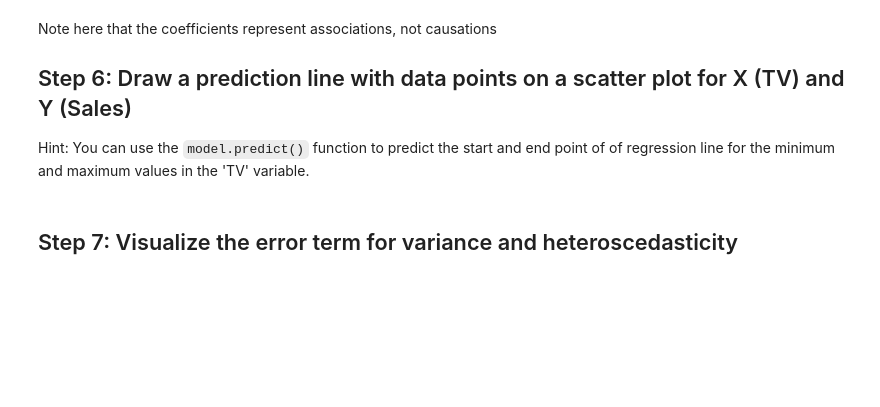
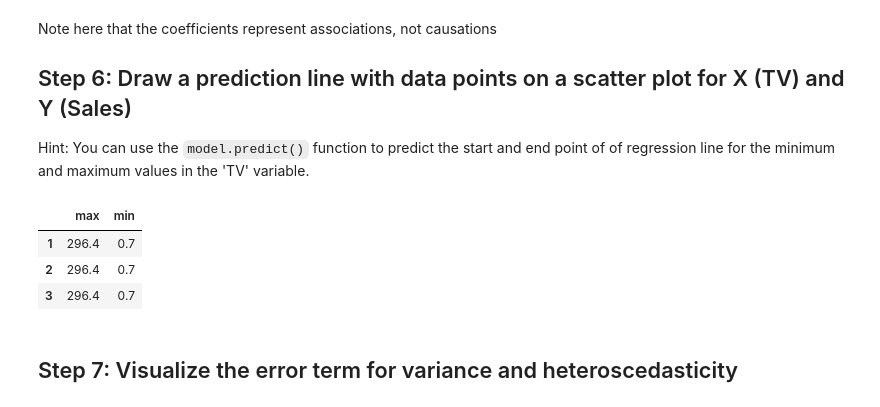
Before and after one commit to joelsandler/dsc-enterprise-hsbc-ols-statsmodels-lab-hsbc-ds-081319, a Jupyter notebook: index.ipynb, the cells around one changed output. Saved outputs shown, nothing was run; the diff lists cells and outputs as text; code cells hidden in the pictures; blank space fills up the shorter version.

```diff
--- a/index.ipynb
+++ b/index.ipynb
@@ -154,6 +154,13 @@ newdf = pd.DataFrame({"max" : [max(df['TV'])],
 
 
 # first, plot the observed data and the least squares line
+# %%
+newdf
+# %% [output]
+|  | max | min |
+| 1 | 296.4 | 0.7 |
+| 2 | 296.4 | 0.7 |
+| 3 | 296.4 | 0.7 |
 # %% [markdown]
 ## Step 7: Visualize the error term for variance and heteroscedasticity
 # %%
```
